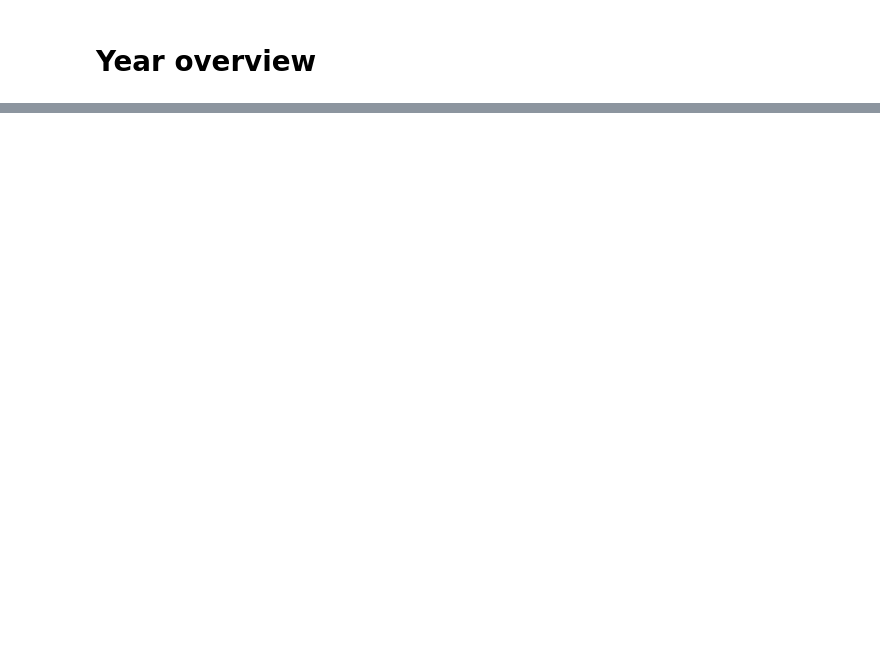
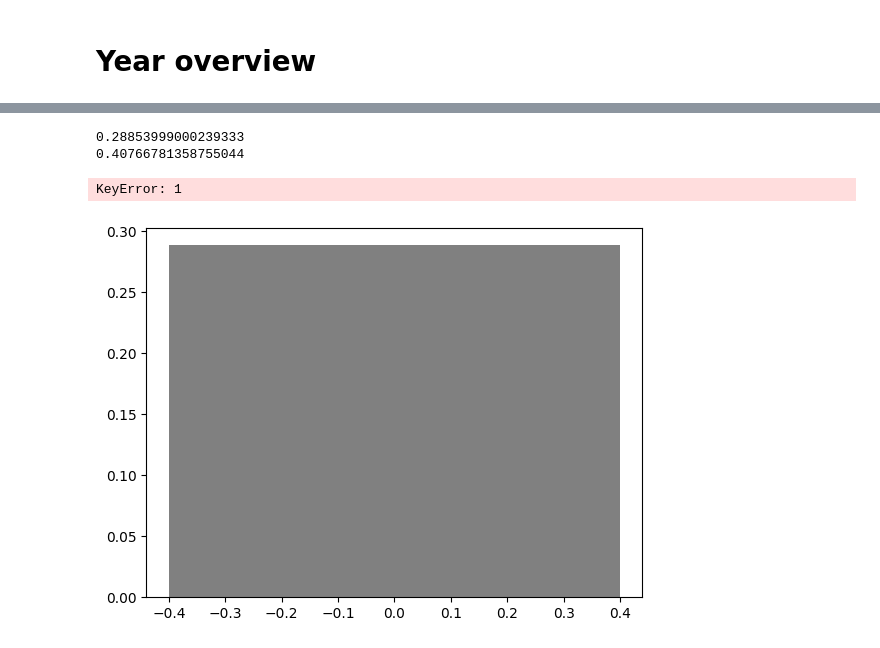
Before and after one commit to irivorobey/geoTopics, a Jupyter notebook: irina/mapping_analysis.ipynb, the cells around one changed output, grey strips where cells are left out. Saved outputs shown, nothing was run; the diff lists cells and outputs as text; code cells hidden in the pictures; blank space fills up the shorter version.

```diff
--- a/irina/mapping_analysis.ipynb
+++ b/irina/mapping_analysis.ipynb
@@ -104,6 +120,6 @@ subfield_tree = uf.get_subfield_tree(uf.df_topics)
 # %%
-# df_profile_yearly.to_csv(uf.PATH+"df_profile_by_cluster.csv")
-df_profile_yearly = pd.read_csv(uf.PATH+"df_profile_by_cluster.csv", index_col=[0, 1])
+df_profile_yearly.to_csv(uf.PATH+"df_profile_by_cluster.csv")
+# df_profile_yearly = pd.read_csv(uf.PATH+"df_profile_by_cluster.csv", index_col=[0, 1])
 # %%
 pivot = df_map_analysis.pivot(index="country", columns="year", values="cluster")
 pivot
@@ -507,0 +528,25 @@ uf.plot_heatmap(df_spec, df_spec.columns, df_spec.index, line_height=10,
+# %%
+all_clusters = df_map_analysis.cluster.drop_duplicates().sort_values().to_list()
+# %%
+spec_domain_list = []
+for cluster_loop in all_clusters:
+    tmp = (
+        df_profile_yearly
+        .xs(cluster_loop, level=0)
+        .T
+        .merge(uf.df_topics[["subfield_id", "domain_name"]].drop_duplicates().assign(subfield_id_str=lambda df: df.subfield_id.astype(str)),
+            left_index=True, right_on="subfield_id_str")
+        .drop(columns=["subfield_id", "subfield_id_str"])
+        .groupby("domain_name")
+        .sum()
+        .T
+        .mean()
+        .sort_values()
+    )
+    spec_domain_list.append(
+        {
+            "cluster": cluster_loop,
+            "domain": tmp.index[-1],
+            "prob": tmp.iloc[-1]
+        }
+    )
@@ -507,0 +652,9 @@ uf.plot_heatmap(df_spec, df_spec.columns, df_spec.index, line_height=10,
+# %%
+for i, cluster in enumerate(df_cluster_domain.index):
+    print(df_cluster_domain.loc[cluster].prob)
+    plt.bar(i, df_cluster_domain.loc[cluster].prob, color=color_dict_cluster[cluster])
+# %% [output]
+0.28853999000239333
+0.40766781358755044
+KeyError: 1
+[figure, added]
```
Also changed, not shown: parts of 61 cells of this notebook, 5 other files.
